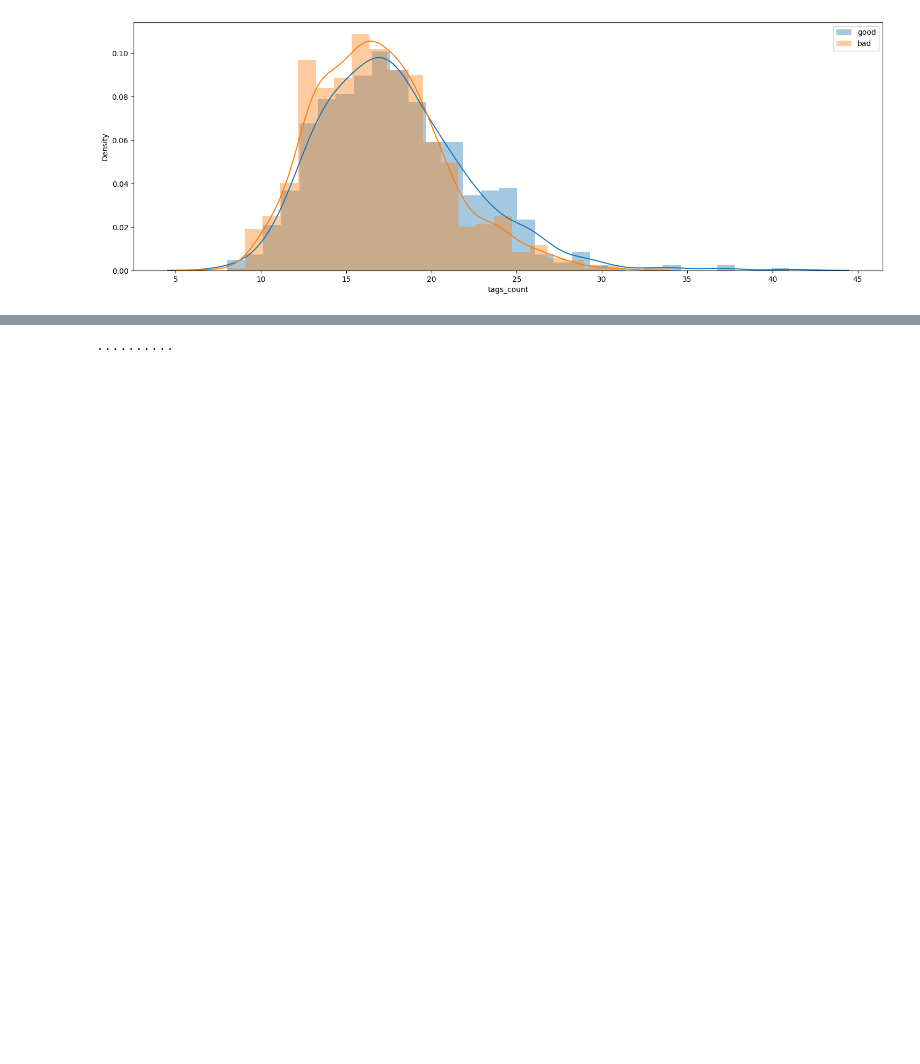
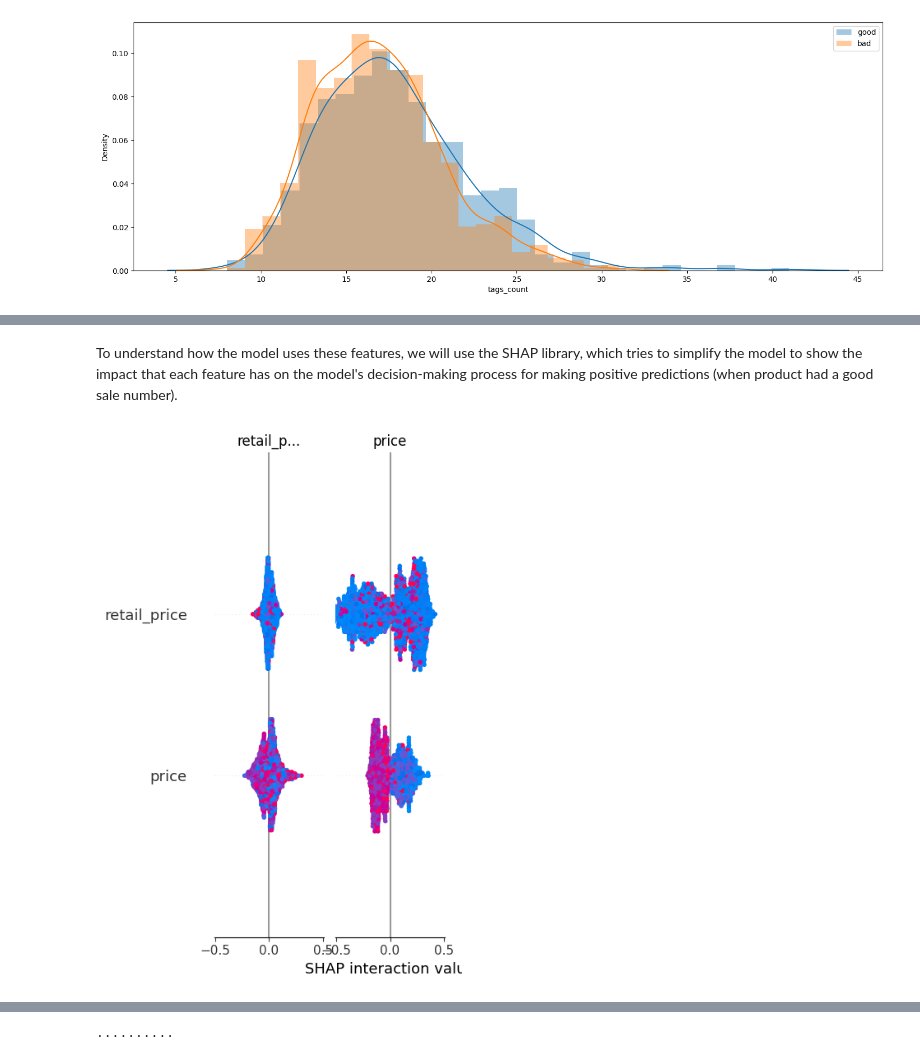
Before and after one commit to italofvaz/EDA_Wish_Sales, a Jupyter notebook: EDA_Wish_Summer_Sales.ipynb, the cells around one changed output, grey strips where cells are left out. Saved outputs shown, nothing was run; the diff lists cells and outputs as text; code cells hidden in the pictures; blank space fills up the shorter version.

```diff
--- a/EDA_Wish_Summer_Sales.ipynb
+++ b/EDA_Wish_Summer_Sales.ipynb
@@ -374,0 +534,8 @@ https://gist.github.com/mwaskom/de44147ed2974457ad6372750bbe5751
+# %% [markdown]
+To understand how the model uses these features, we will use the SHAP library, which tries to simplify the model to show the impact that each feature has on the model's decision-making process for making positive predictions (when product had a good sale number).
+# %%
+explainer = shap.TreeExplainer(rf_model)
+shap_values = explainer.shap_values(x)
+shap.summary_plot(shap_values, x)
+# %% [output]
+[figure, added]
```
Also changed, not shown: parts of 27 cells of this notebook.
